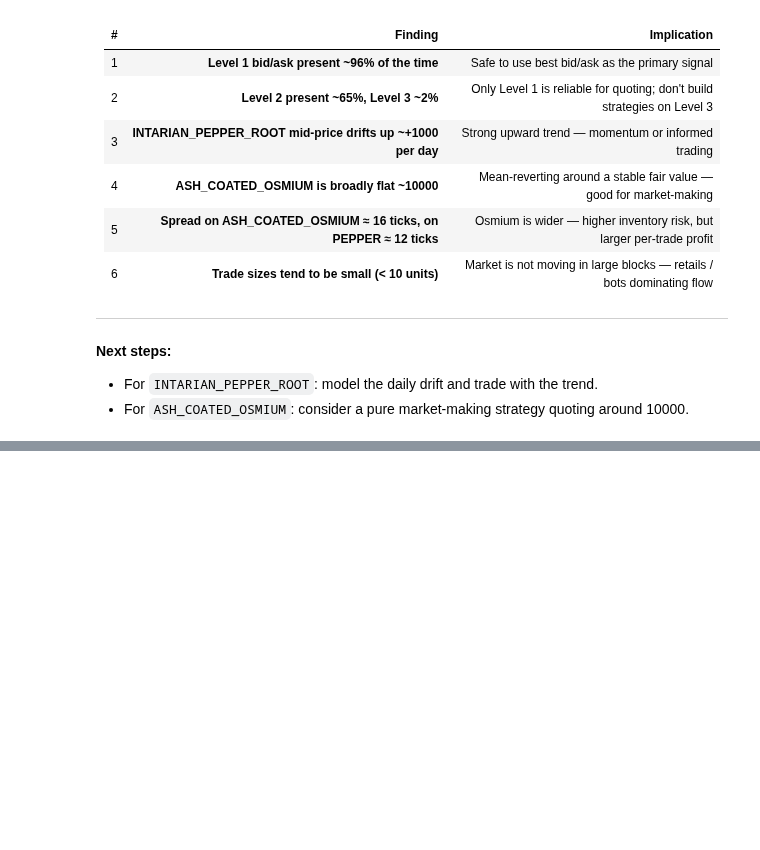
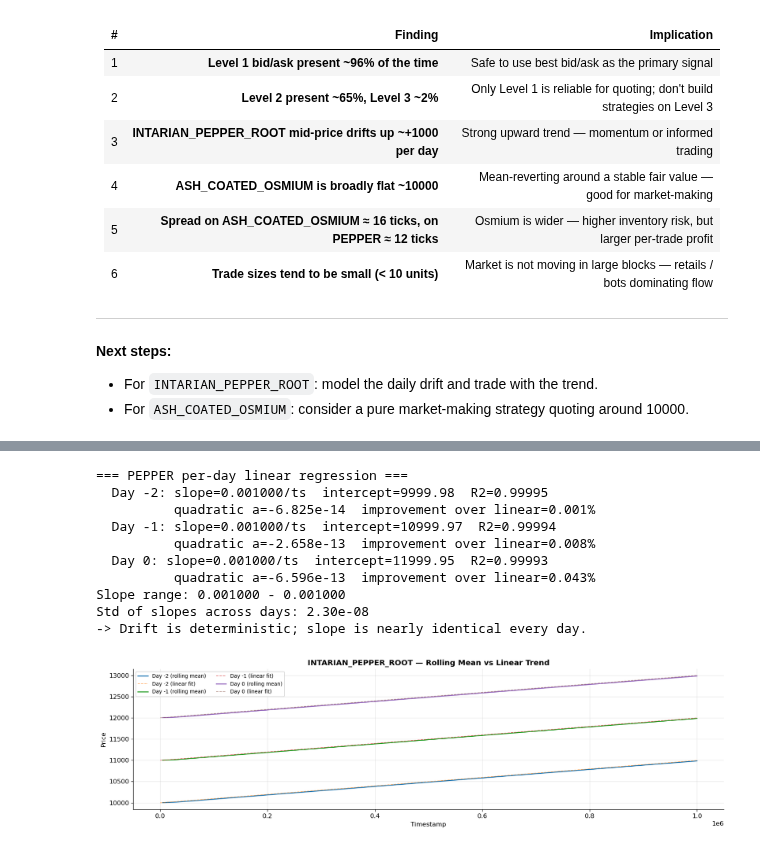
Before and after one commit to PreslavGG/Gashoks-IMC-Prosperity-4, a Jupyter notebook: first_round/round1_analysis.ipynb, the cells around one changed output, grey strips where cells are left out. Cells and saved outputs as stored; diff of their text form; code cells hidden in the pictures; blank space fills up the shorter version.

```diff
--- a/first_round/round1_analysis.ipynb
+++ b/first_round/round1_analysis.ipynb
@@ -421,0 +442,53 @@ plt.show()
+# %%
+# --- 8B. PEPPER drift precision ---
+from scipy import stats as sp_stats
+
+sub_p = prices[(prices['product'] == 'INTARIAN_PEPPER_ROOT') & (prices['mid_price'] > 0)].copy()
+
+print('=== PEPPER per-day linear regression ===')
+day_slopes = {}
+for day in sorted(sub_p['day'].unique()):
+    grp = sub_p[sub_p['day'] == day].sort_values('timestamp')
+    slope, intercept, r, p, se = sp_stats.linregress(grp['timestamp'], grp['mid_price'])
+    day_slopes[day] = slope
+    print(f'  Day {day}: slope={slope:.6f}/ts  intercept={intercept:.2f}  R2={r**2:.5f}')
+    coeffs = np.polyfit(grp['timestamp'], grp['mid_price'], 2)
+    y_lin  = slope * grp['timestamp'].values + intercept
+    y_quad = np.polyval(coeffs, grp['timestamp'].values)
+    ss_lin  = np.sum((grp['mid_price'].values - y_lin) ** 2)
+    ss_quad = np.sum((grp['mid_price'].values - y_quad) ** 2)
+    improvement = 100 * (1 - ss_quad / ss_lin)
+    print(f'          quadratic a={coeffs[0]:.3e}  improvement over linear={improvement:.3f}%')
+
+slope_vals = list(day_slopes.values())
+print(f'Slope range: {min(slope_vals):.6f} - {max(slope_vals):.6f}')
+print(f'Std of slopes across days: {np.std(slope_vals):.2e}')
+print('-> Drift is deterministic; slope is nearly identical every day.')
+
+fig, ax = plt.subplots(figsize=(14, 4))
+for day, grp in sub_p.groupby('day'):
+    grp = grp.sort_values('timestamp').reset_index(drop=True)
+    roll = grp['mid_price'].rolling(300, min_periods=50).mean()
+    ax.plot(grp['timestamp'], roll, linewidth=1.5, label=f'Day {day} (rolling mean)')
+    s = day_slopes[day]
+    interc = grp['mid_price'].iloc[0] - s * grp['timestamp'].iloc[0]
+    ax.plot(grp['timestamp'], s * grp['timestamp'] + interc,
+            linestyle='--', linewidth=1, alpha=0.6, label=f'Day {day} (linear fit)')
+ax.set_title('INTARIAN_PEPPER_ROOT — Rolling Mean vs Linear Trend', fontweight='bold')
+ax.set_xlabel('Timestamp')
+ax.set_ylabel('Price')
+ax.legend(fontsize=8, ncol=2)
+plt.tight_layout()
+plt.show()
+# %% [output]
+=== PEPPER per-day linear regression ===
+  Day -2: slope=0.001000/ts  intercept=9999.98  R2=0.99995
+          quadratic a=-6.825e-14  improvement over linear=0.001%
+  Day -1: slope=0.001000/ts  intercept=10999.97  R2=0.99994
+          quadratic a=-2.658e-13  improvement over linear=0.008%
+  Day 0: slope=0.001000/ts  intercept=11999.95  R2=0.99993
+          quadratic a=-6.596e-13  improvement over linear=0.043%
+Slope range: 0.001000 - 0.001000
+Std of slopes across days: 2.30e-08
+-> Drift is deterministic; slope is nearly identical every day.
+[figure, added]
```
Also changed, not shown: parts of 13 cells of this notebook.
